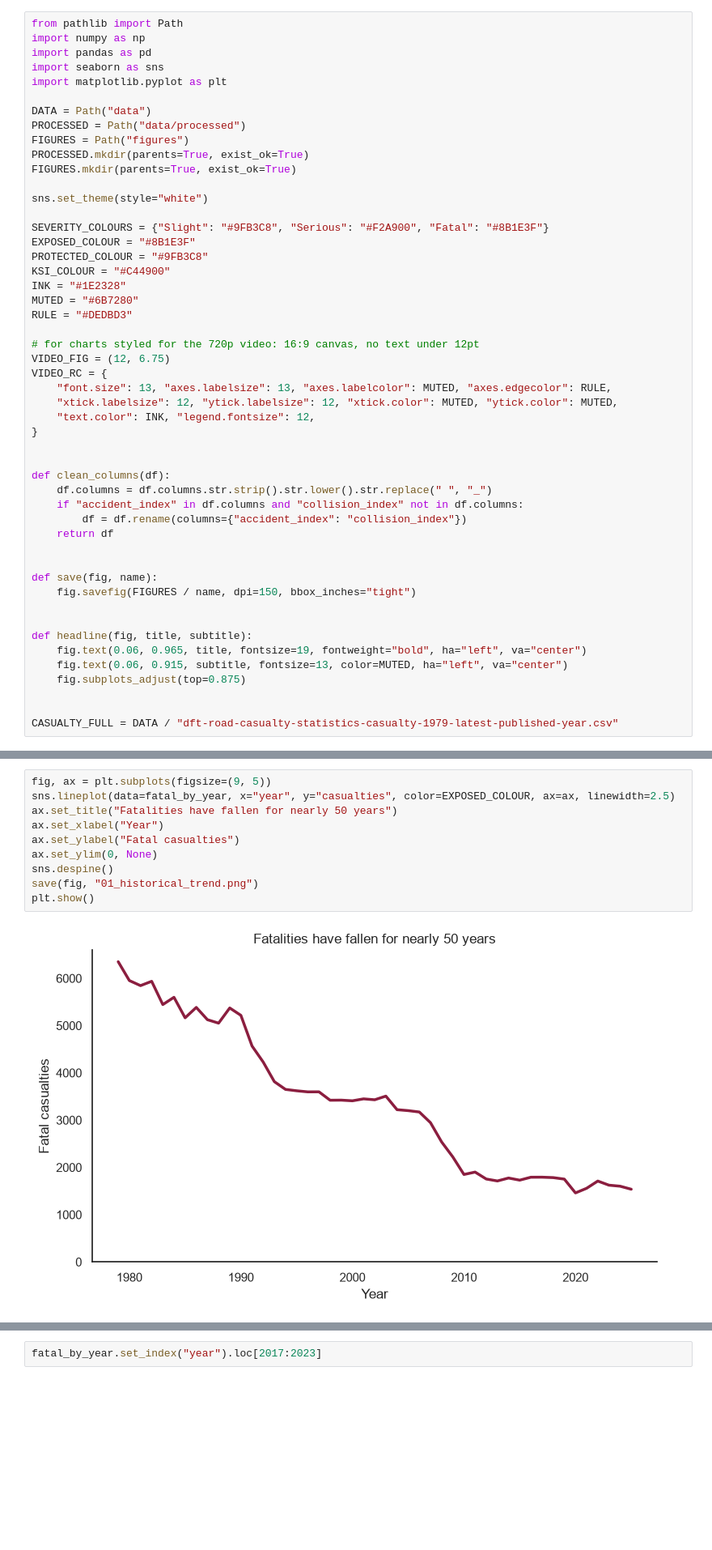
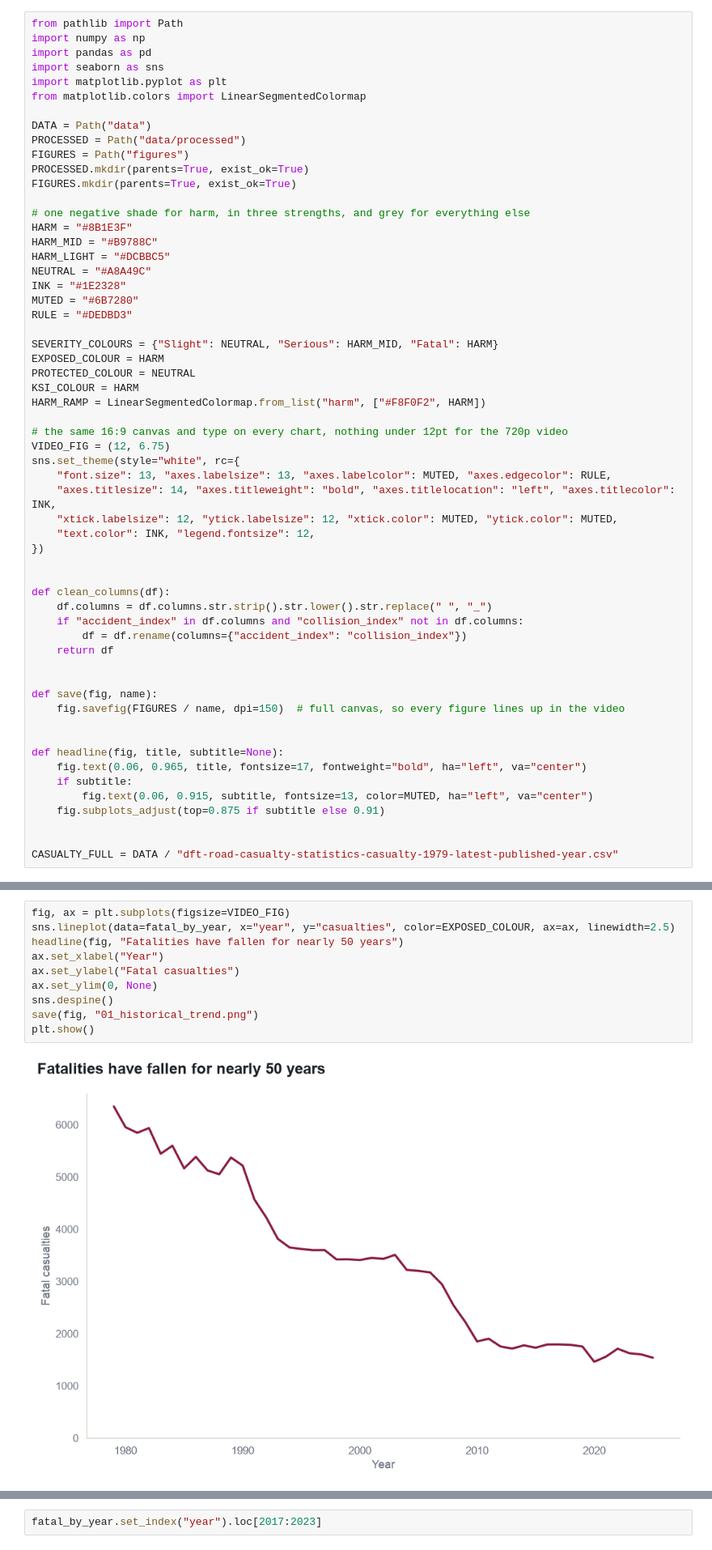
Before and after one commit to hrshankar2002/Data-Vis-Proj, a Jupyter notebook: road_crash_analysis.ipynb, the cells around one changed output, grey strips where cells are left out. Shown at 81% size. Saved outputs shown, nothing was run; the diff lists cells and outputs as text; blank space fills up the shorter version.

```diff
--- a/road_crash_analysis.ipynb
+++ b/road_crash_analysis.ipynb
@@ -56,6 +61,7 @@ import numpy as np
 import pandas as pd
 import seaborn as sns
 import matplotlib.pyplot as plt
+from matplotlib.colors import LinearSegmentedColormap
 
 DATA = Path("data")
 PROCESSED = Path("data/processed")
@@ -63,23 +69,29 @@ FIGURES = Path("figures")
 PROCESSED.mkdir(parents=True, exist_ok=True)
 FIGURES.mkdir(parents=True, exist_ok=True)
 
-sns.set_theme(style="white")
-
-SEVERITY_COLOURS = {"Slight": "#9FB3C8", "Serious": "#F2A900", "Fatal": "#8B1E3F"}
-EXPOSED_COLOUR = "#8B1E3F"
-PROTECTED_COLOUR = "#9FB3C8"
-KSI_COLOUR = "#C44900"
+# one negative shade for harm, in three strengths, and grey for everything else
+HARM = "#8B1E3F"
+HARM_MID = "#B9788C"
+HARM_LIGHT = "#DCBBC5"
+NEUTRAL = "#A8A49C"
 INK = "#1E2328"
 MUTED = "#6B7280"
 RULE = "#DEDBD3"
 
-# for charts styled for the 720p video: 16:9 canvas, no text under 12pt
+SEVERITY_COLOURS = {"Slight": NEUTRAL, "Serious": HARM_MID, "Fatal": HARM}
+EXPOSED_COLOUR = HARM
+PROTECTED_COLOUR = NEUTRAL
+KSI_COLOUR = HARM
+HARM_RAMP = LinearSegmentedColormap.from_list("harm", ["#F8F0F2", HARM])
+
+# the same 16:9 canvas and type on every chart, nothing under 12pt for the 720p video
 VIDEO_FIG = (12, 6.75)
-VIDEO_RC = {
+sns.set_theme(style="white", rc={
     "font.size": 13, "axes.labelsize": 13, "axes.labelcolor": MUTED, "axes.edgecolor": RULE,
+    "axes.titlesize": 14, "axes.titleweight": "bold", "axes.titlelocation": "left", "axes.titlecolor": INK,
     "xtick.labelsize": 12, "ytick.labelsize": 12, "xtick.color": MUTED, "ytick.color": MUTED,
     "text.color": INK, "legend.fontsize": 12,
-}
+})
 
 
 def clean_columns(df):
@@ -90,13 +102,14 @@ def clean_columns(df):
 
 
 def save(fig, name):
-    fig.savefig(FIGURES / name, dpi=150, bbox_inches="tight")
+    fig.savefig(FIGURES / name, dpi=150)  # full canvas, so every figure lines up in the video
 
 
-def headline(fig, title, subtitle):
-    fig.text(0.06, 0.965, title, fontsize=19, fontweight="bold", ha="left", va="center")
-    fig.text(0.06, 0.915, subtitle, fontsize=13, color=MUTED, ha="left", va="center")
-    fig.subplots_adjust(top=0.875)
+def headline(fig, title, subtitle=None):
+    fig.text(0.06, 0.965, title, fontsize=17, fontweight="bold", ha="left", va="center")
+    if subtitle:
+        fig.text(0.06, 0.915, subtitle, fontsize=13, color=MUTED, ha="left", va="center")
+    fig.subplots_adjust(top=0.875 if subtitle else 0.91)
 
 
 CASUALTY_FULL = DATA / "dft-road-casualty-statistics-casualty-1979-latest-published-year.csv"
@@ -132,17 +145,17 @@ print(fatal_by_year.tail(3))
 45  2024        1602
 46  2025        1538
 # %%
-fig, ax = plt.subplots(figsize=(9, 5))
+fig, ax = plt.subplots(figsize=VIDEO_FIG)
 sns.lineplot(data=fatal_by_year, x="year", y="casualties", color=EXPOSED_COLOUR, ax=ax, linewidth=2.5)
-ax.set_title("Fatalities have fallen for nearly 50 years")
+headline(fig, "Fatalities have fallen for nearly 50 years")
 ax.set_xlabel("Year")
 ax.set_ylabel("Fatal casualties")
 ax.set_ylim(0, None)
 sns.despine()
 save(fig, "01_historical_trend.png")
 plt.show()
 # %% [output]
-[figure, old version]
+[figure, new version]
 # %% [markdown]
 **What this shows:** one line — how many people died on Britain's roads, each year from 1979 to 2025.
 
```
Also changed, not shown: parts of 20 cells of this notebook.
